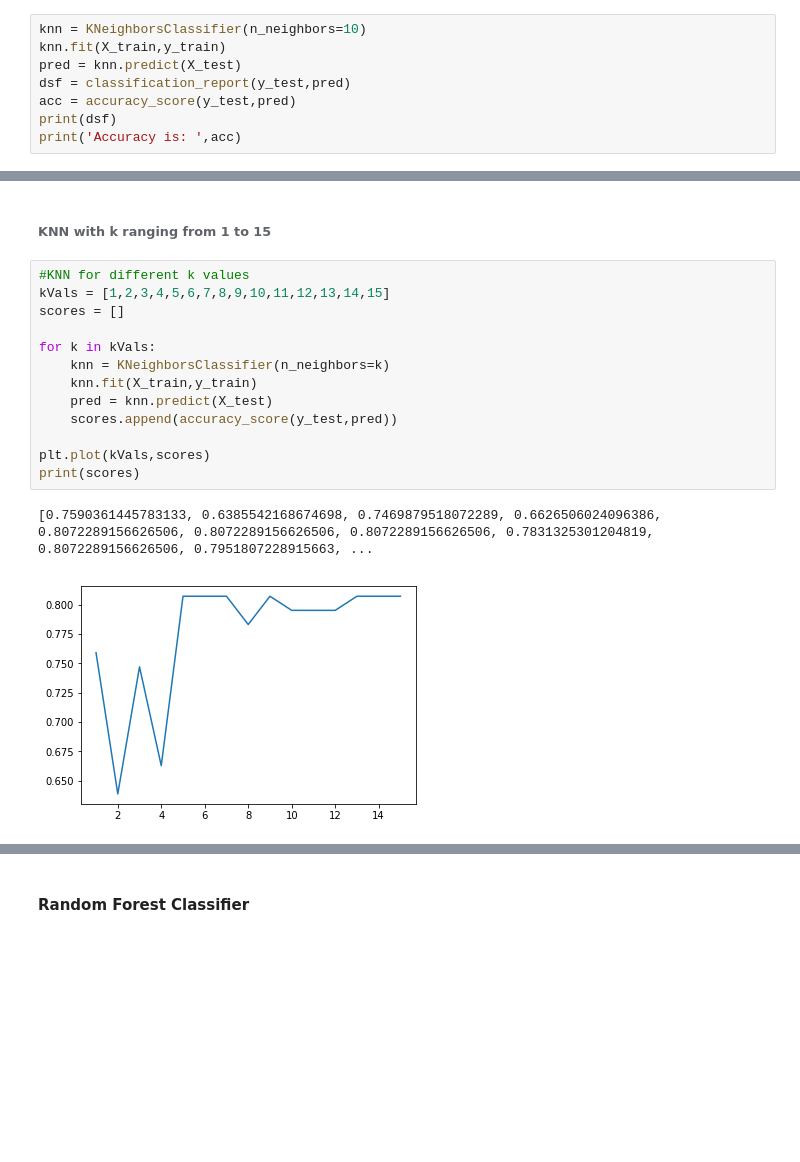
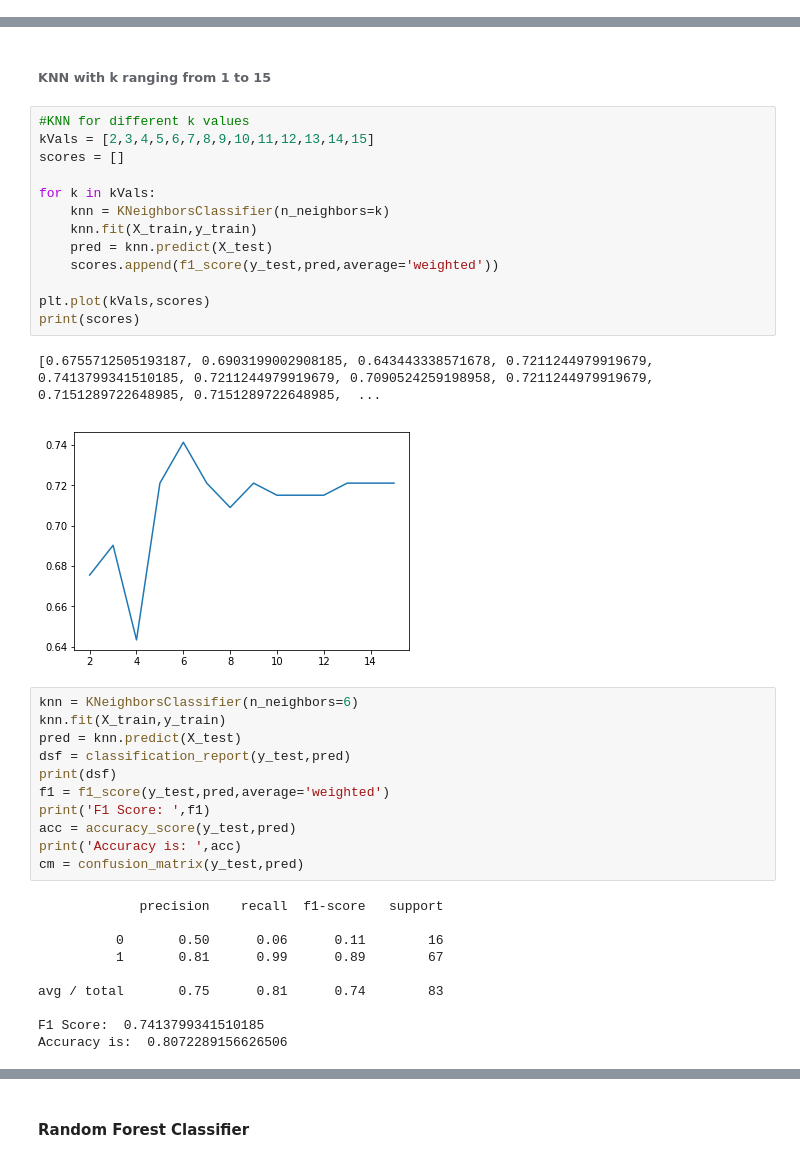
Before and after one commit to nikhilagr/ClassificationOfCountries, a Jupyter notebook: Military-Expenses-V1.ipynb, the cells around one changed output, grey strips where cells are left out. Cells and saved outputs as stored; diff of their text form; blank space fills up the shorter version.

```diff
--- a/Military-Expenses-V1.ipynb
+++ b/Military-Expenses-V1.ipynb
@@ -256,8 +273,0 @@ Name: label, dtype: int64
-# %%
-knn = KNeighborsClassifier(n_neighbors=10)
-knn.fit(X_train,y_train)
-pred = knn.predict(X_test)
-dsf = classification_report(y_test,pred)
-acc = accuracy_score(y_test,pred)
-print(dsf)
-print('Accuracy is: ',acc)
@@ -274,17 +275,38 @@ Accuracy is:  0.7951807228915663
 ###### KNN with k ranging from 1 to 15
 # %%
 #KNN for different k values
-kVals = [1,2,3,4,5,6,7,8,9,10,11,12,13,14,15]
+kVals = [2,3,4,5,6,7,8,9,10,11,12,13,14,15]
 scores = []
 
 for k in kVals:
     knn = KNeighborsClassifier(n_neighbors=k)
     knn.fit(X_train,y_train)
     pred = knn.predict(X_test)
-    scores.append(accuracy_score(y_test,pred))
+    scores.append(f1_score(y_test,pred,average='weighted'))
 
 plt.plot(kVals,scores)
 print(scores)
 # %% [output]
-[0.7590361445783133, 0.6385542168674698, 0.7469879518072289, 0.6626506024096386, 0.8072289156626506, 0.8072289156626506, 0.8072289156626506, 0.7831325301204819, 0.8072289156626506, 0.7951807228915663, ...
+[0.6755712505193187, 0.6903199002908185, 0.643443338571678, 0.7211244979919679, 0.7413799341510185, 0.7211244979919679, 0.7090524259198958, 0.7211244979919679, 0.7151289722648985, 0.7151289722648985,  ...
-[figure, old version]
+[figure, new version]
+# %%
+knn = KNeighborsClassifier(n_neighbors=6)
+knn.fit(X_train,y_train)
+pred = knn.predict(X_test)
+dsf = classification_report(y_test,pred)
+print(dsf)
+f1 = f1_score(y_test,pred,average='weighted')
+print('F1 Score: ',f1)
+acc = accuracy_score(y_test,pred)
+print('Accuracy is: ',acc)
+cm = confusion_matrix(y_test,pred)
+# %% [output]
+             precision    recall  f1-score   support
+
+          0       0.50      0.06      0.11        16
+          1       0.81      0.99      0.89        67
+
+avg / total       0.75      0.81      0.74        83
+
+F1 Score:  0.7413799341510185
+Accuracy is:  0.8072289156626506
```
Also changed, not shown: parts of 27 cells of this notebook, 6 other files.
